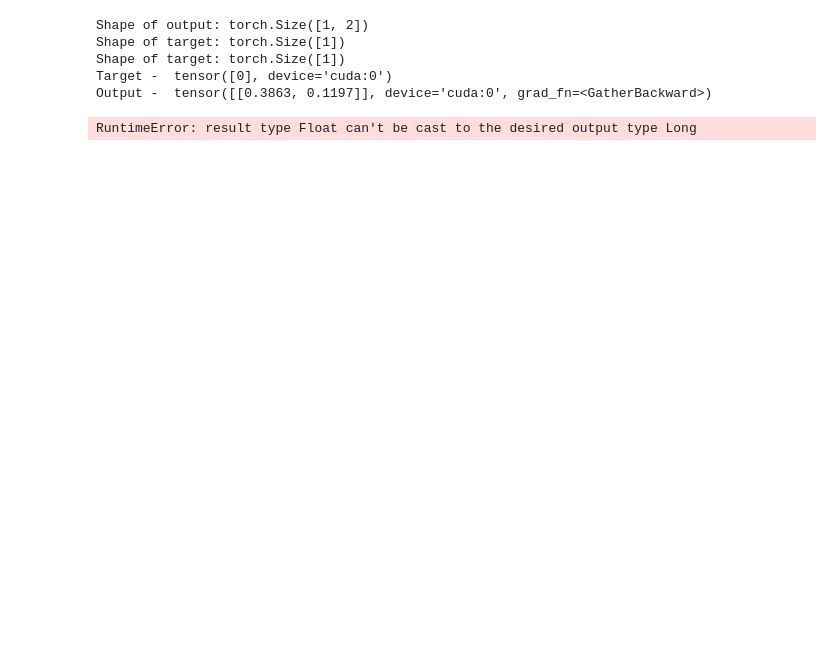
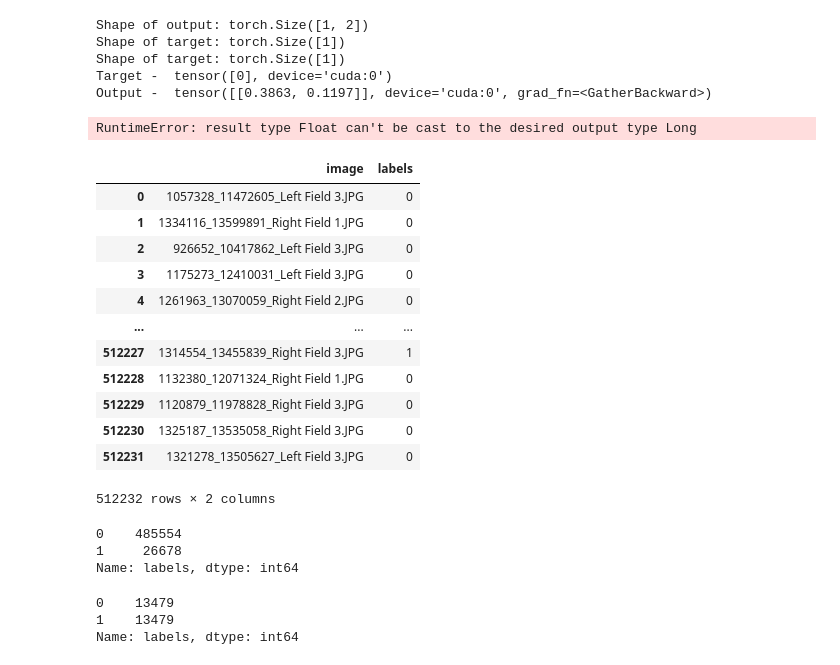
Before and after one commit to Rishav09/QA_application, a Jupyter notebook: training/Non_Distributed/Notebooks/troubleshootingLoss.ipynb, the cells around one changed output. Cells and saved outputs as stored; diff of their text form; code cells hidden in the pictures; blank space fills up the shorter version.

Commit message:
Added files to split reduced data

```diff
--- a/training/Non_Distributed/Notebooks/troubleshootingLoss.ipynb
+++ b/training/Non_Distributed/Notebooks/troubleshootingLoss.ipynb
@@ -304,3 +333,33 @@ Shape of target: torch.Size([1])
 Target -  tensor([0], device='cuda:0')
 Output -  tensor([[0.3863, 0.1197]], device='cuda:0', grad_fn=<GatherBackward>)
 RuntimeError: result type Float can't be cast to the desired output type Long
+# %%
+import pandas as pd
+df = pd.read_csv('/home/ubuntu/QA_code/QA_application/Processed_Input_files/Split_folders/2_cases_test_20220727-181159.csv')
+# %% [output]
+|  | image | labels |
+| 0 | 1057328_11472605_Left Field 3.JPG | 0 |
+| 1 | 1334116_13599891_Right Field 1.JPG | 0 |
+| 2 | 926652_10417862_Left Field 3.JPG | 0 |
+| 3 | 1175273_12410031_Left Field 3.JPG | 0 |
+| 4 | 1261963_13070059_Right Field 2.JPG | 0 |
+| ... | ... | ... |
+| 512227 | 1314554_13455839_Right Field 3.JPG | 1 |
+| 512228 | 1132380_12071324_Right Field 1.JPG | 0 |
+| 512229 | 1120879_11978828_Right Field 3.JPG | 0 |
+| 512230 | 1325187_13535058_Right Field 3.JPG | 0 |
+| 512231 | 1321278_13505627_Left Field 3.JPG | 0 |
+512232 rows × 2 columns
+# %%
+df['labels'].value_counts()
+# %% [output]
+0    485554
+1     26678
+Name: labels, dtype: int64
+# %%
+df1 = pd.read_csv('/home/ubuntu/QA_code/QA_application/Processed_Input_files/Split_folders/2_cases_test_20220727-181159.csv')
+df1['labels'].value_counts()
+# %% [output]
+0    13479
+1    13479
+Name: labels, dtype: int64
```
Also changed, not shown: parts of 8 cells of this notebook, 4 other files.
